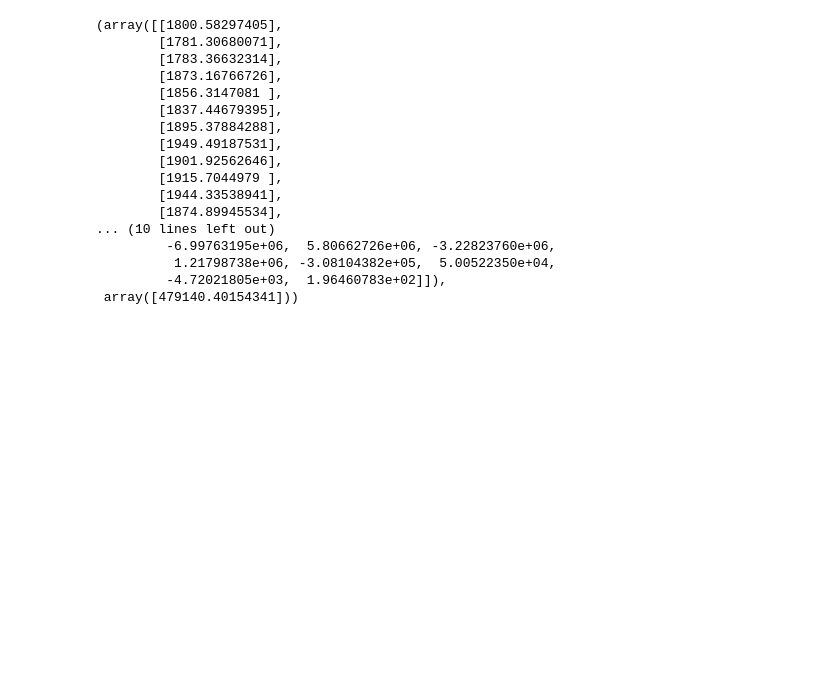
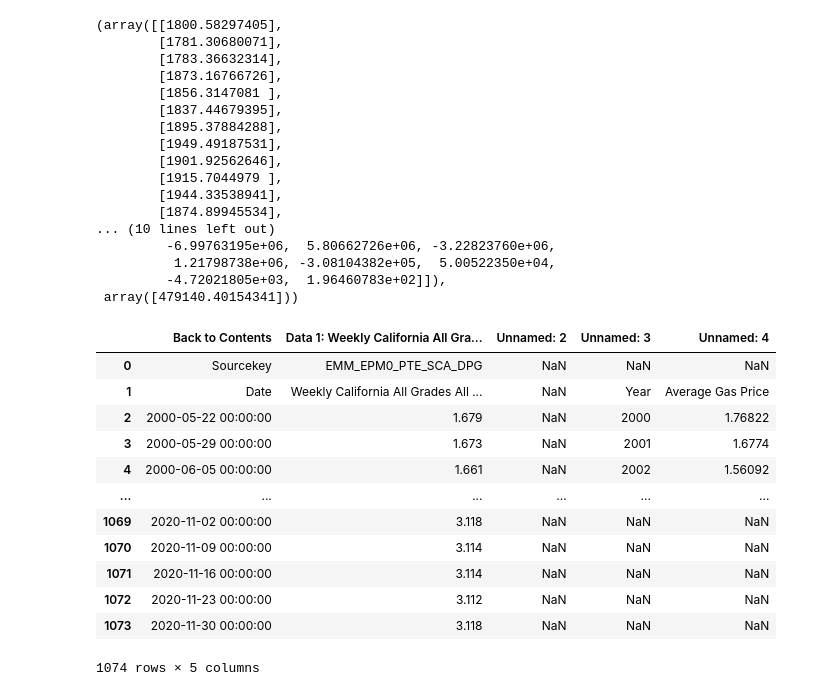
Before and after one commit to ykim879/machine.learning.project, a Jupyter notebook: Polynomial Regression.ipynb, the cells around one changed output. Cells and saved outputs as stored; diff of their text form; code cells hidden in the pictures; blank space fills up the shorter version.

```diff
--- a/Polynomial Regression.ipynb
+++ b/Polynomial Regression.ipynb
@@ -165,0 +169,16 @@ pred,pol_reg2.coef_,pol_reg2.intercept_
+# %%
+gas_prices_ca
+# %% [output]
+|  | Back to Contents | Data 1: Weekly California All Gra... | Unnamed: 2 | Unnamed: 3 | Unnamed: 4 |
+| 0 | Sourcekey | EMM_EPM0_PTE_SCA_DPG | NaN | NaN | NaN |
+| 1 | Date | Weekly California All Grades All ... | NaN | Year | Average Gas Price |
+| 2 | 2000-05-22 00:00:00 | 1.679 | NaN | 2000 | 1.76822 |
+| 3 | 2000-05-29 00:00:00 | 1.673 | NaN | 2001 | 1.6774 |
+| 4 | 2000-06-05 00:00:00 | 1.661 | NaN | 2002 | 1.56092 |
+| ... | ... | ... | ... | ... | ... |
+| 1069 | 2020-11-02 00:00:00 | 3.118 | NaN | NaN | NaN |
+| 1070 | 2020-11-09 00:00:00 | 3.114 | NaN | NaN | NaN |
+| 1071 | 2020-11-16 00:00:00 | 3.114 | NaN | NaN | NaN |
+| 1072 | 2020-11-23 00:00:00 | 3.112 | NaN | NaN | NaN |
+| 1073 | 2020-11-30 00:00:00 | 3.118 | NaN | NaN | NaN |
+1074 rows × 5 columns
```
Also changed, not shown: parts of 6 cells of this notebook, 2 other files.
